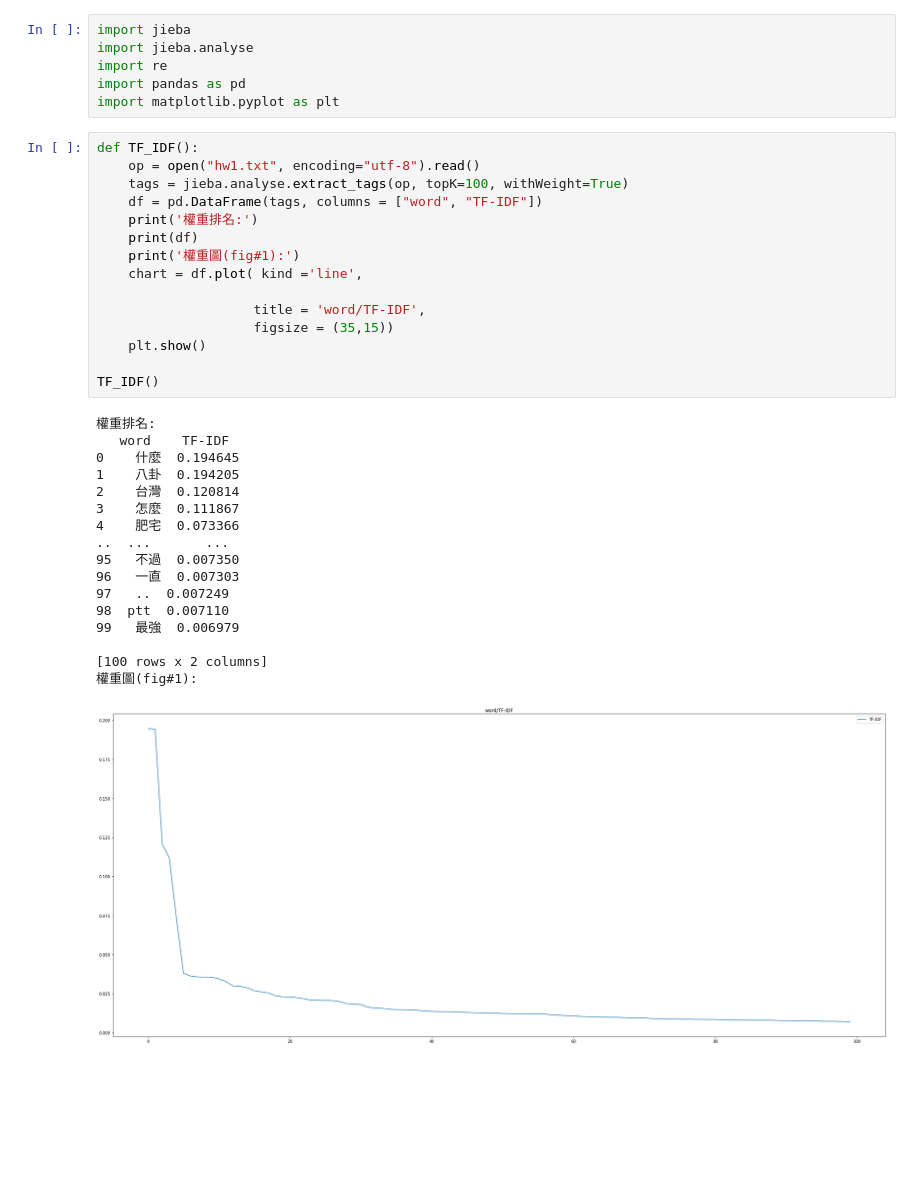
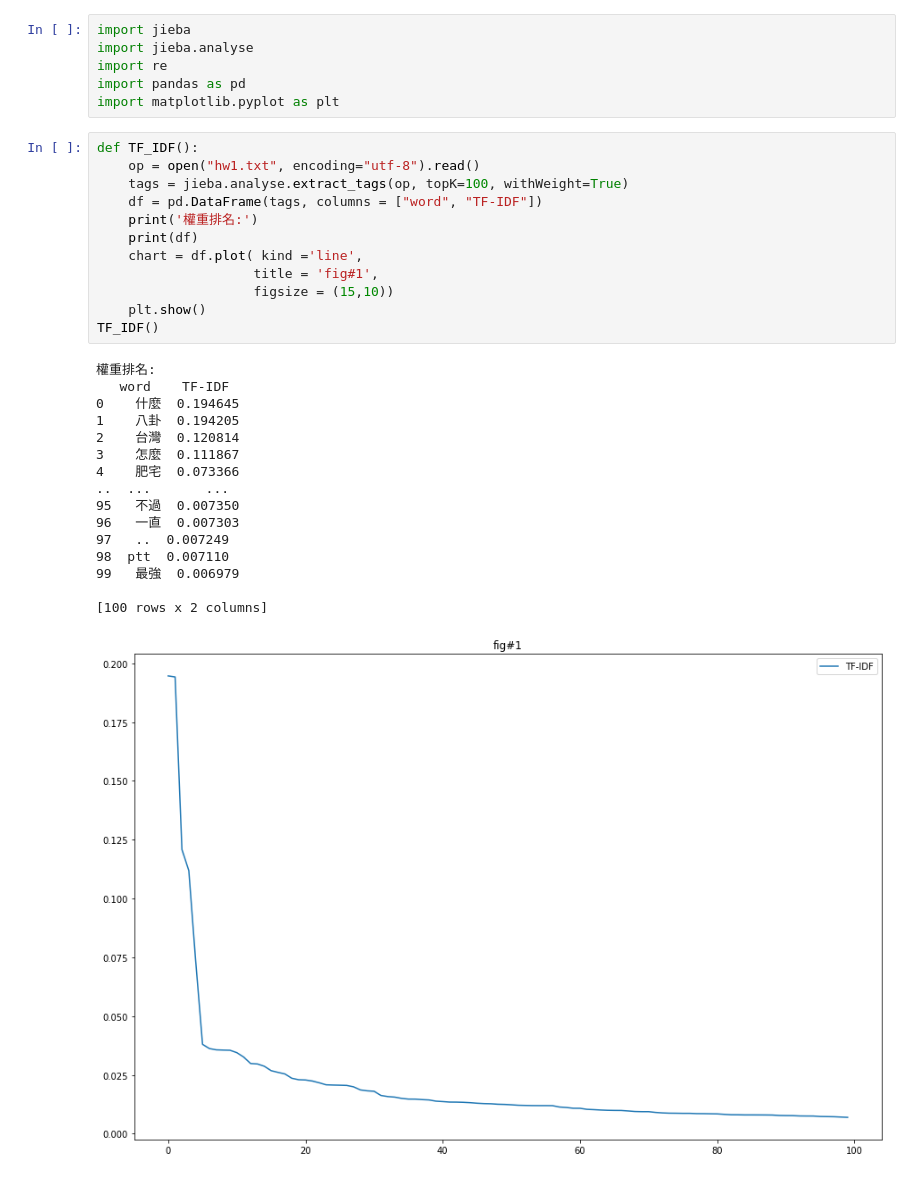
Before and after one commit to ChenChen3636/HW1, a Jupyter notebook: HW1_B0729055.ipynb, the cells around one changed output. Drawn from its saved outputs; the diff is of its cells as text; blank space fills up the shorter version.

```diff
--- a/HW1_B0729055.ipynb
+++ b/HW1_B0729055.ipynb
@@ -21,33 +21,29 @@ import matplotlib.pyplot as plt
 # %%
 def TF_IDF():
     op = open("hw1.txt", encoding="utf-8").read()
     tags = jieba.analyse.extract_tags(op, topK=100, withWeight=True)
     df = pd.DataFrame(tags, columns = ["word", "TF-IDF"])
     print('權重排名:')
     print(df)
-    print('權重圖(fig#1):')
     chart = df.plot( kind ='line',
-
-                    title = 'word/TF-IDF',
-                    figsize = (35,15))
+                    title = 'fig#1',
+                    figsize = (15,10))
     plt.show()
-
 TF_IDF()
 # %% [output]
 權重排名:
    word    TF-IDF
 0    什麼  0.194645
 1    八卦  0.194205
 2    台灣  0.120814
 3    怎麼  0.111867
 4    肥宅  0.073366
 ..  ...       ...
 95   不過  0.007350
 96   一直  0.007303
 97   ..  0.007249
 98  ptt  0.007110
 99   最強  0.006979
 
 [100 rows x 2 columns]
-權重圖(fig#1):
-[figure, old version]
+[figure, new version]
```
Also changed, not shown: parts of 1 cell of this notebook.
